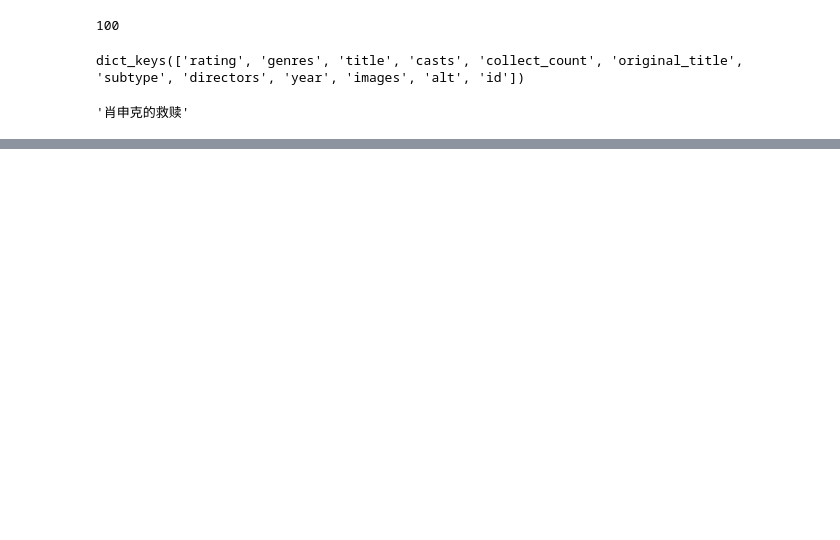
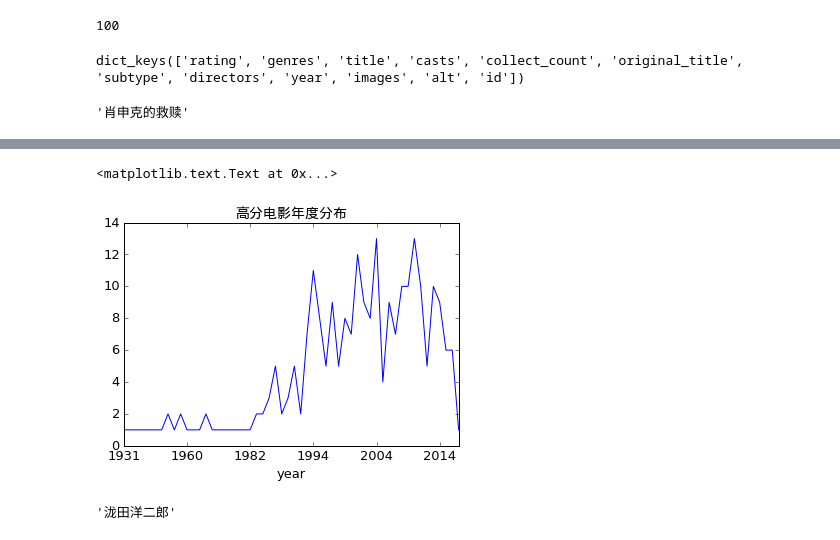
Before and after one commit to polarbear611/Data-Analysis, a Jupyter notebook: WebXML/Douban.ipynb, the cells around one changed output, grey strips where cells are left out. Drawn from its saved outputs; the diff is of its cells as text; code cells hidden in the pictures; blank space fills up the shorter version.

```diff
--- a/WebXML/Douban.ipynb
+++ b/WebXML/Douban.ipynb
@@ -49,0 +143,17 @@ top['subjects'][0]['title']
+# %%
+#一种设置ubuntu下matplotlib显示中文字体的方法
+from matplotlib.font_manager import FontProperties
+font = FontProperties(fname='/usr/share/fonts/chinese/wqy-microhei.ttf', size=14)
+#plt.title("高分电影年度分布",  fontproperties=font)
+# %%
+import matplotlib.pyplot as plt
+df_movie.groupby('year')['title'].count().plot()
+plt.rc('font', family='SimHei', size=13)
+plt.title("高分电影年度分布",  fontproperties=font)
+# %% [output]
+<matplotlib.text.Text at 0x...>
+[figure, added]
+# %%
+df_movie.directors[0][0]['name']
+# %% [output]
+'泷田洋二郎'
```
Also changed, not shown: parts of 19 cells of this notebook, 5 other files.
